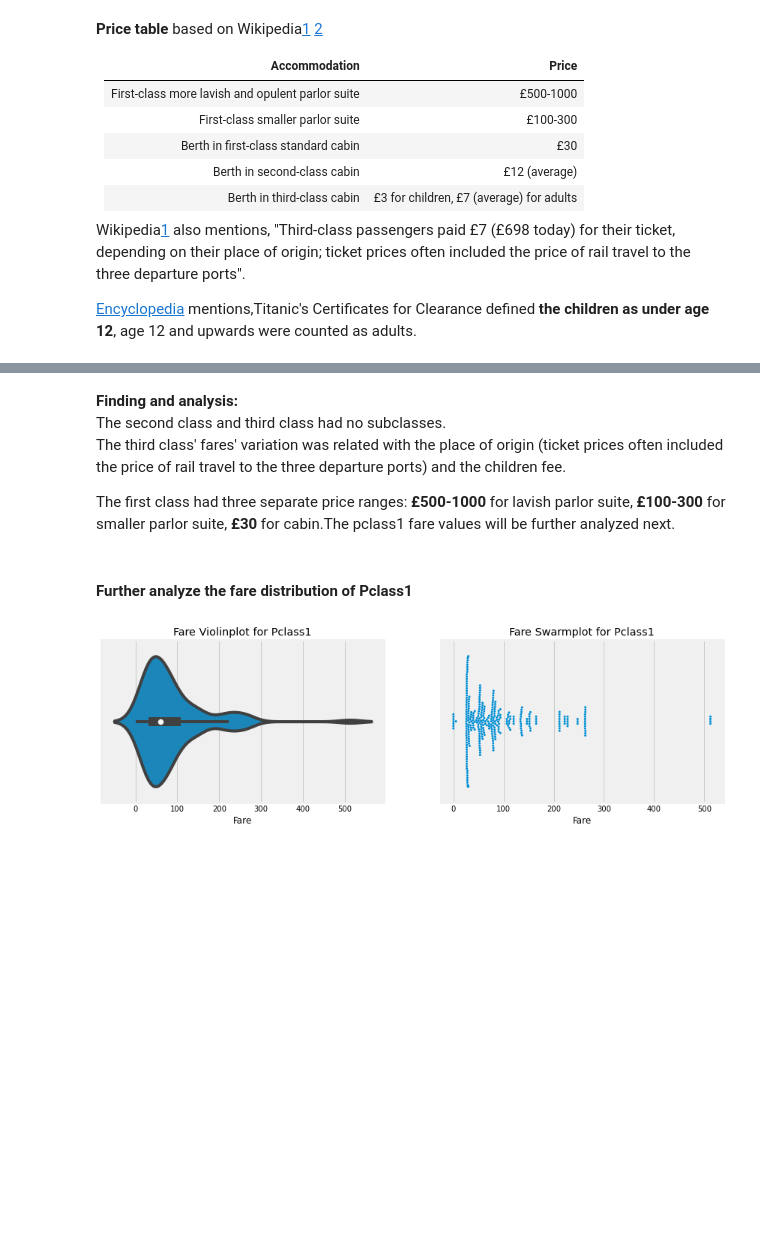
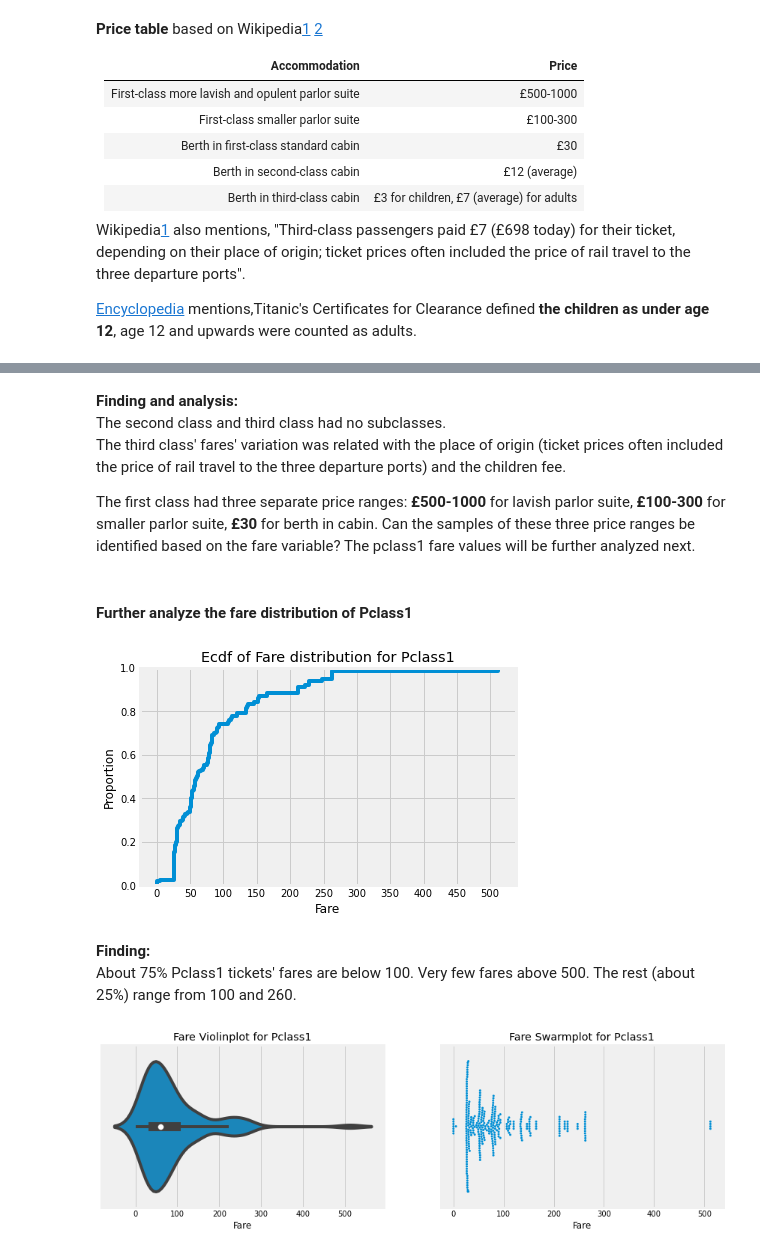
Before and after one commit to Brendalish/titanic, a Jupyter notebook: Make 'Fare' crystal clear (clarify fare sharing, zero fare and more).ipynb, the cells around one changed output, grey strips where cells are left out. Cells and saved outputs as stored; diff of their text form; code cells hidden in the pictures; blank space fills up the shorter version.

```diff
--- a/Make 'Fare' crystal clear (clarify fare sharing, zero fare and more).ipynb
+++ b/Make 'Fare' crystal clear (clarify fare sharing, zero fare and more).ipynb
@@ -305,9 +357,19 @@ full_df[tickets_not_shared & (full_df.Age <12)]
 The second class and third class had no subclasses.
 The third class' fares' variation was related with the place of origin (ticket prices often included the price of rail travel to the three departure ports) and the children fee.
 
-The first class had three separate price ranges: **£500-1000** for lavish parlor suite, **£100-300** for smaller parlor suite,  **£30** for cabin.The pclass1 fare values will be further analyzed next.
+The first class had three separate price ranges: **£500-1000** for lavish parlor suite, **£100-300** for smaller parlor suite,  **£30** for berth in cabin. Can the samples of these three price ranges be identified based on the fare variable? The pclass1 fare values will be further analyzed next.
 # %% [markdown]
 #### Further analyze the fare distribution of Pclass1
+# %%
+ax = sns.ecdfplot(data=full_df[full_df.Pclass==1], x='Fare');
+tick_spacing = 50
+ax.xaxis.set_major_locator(ticker.MultipleLocator(tick_spacing))
+ax.set_title('Ecdf of Fare distribution for Pclass1');
+# %% [output]
+[figure, added]
+# %% [markdown]
+**Finding:**
+About 75% Pclass1 tickets' fares are below 100. Very few fares above 500. The rest (about 25%) range from 100 and 260.
 # %%
 #plot the distributions of fares of pclass1, violinplot (left), swarmplot(right)
 fig, ax =plt.subplots(1,2)
```
Also changed, not shown: parts of 50 cells of this notebook.
